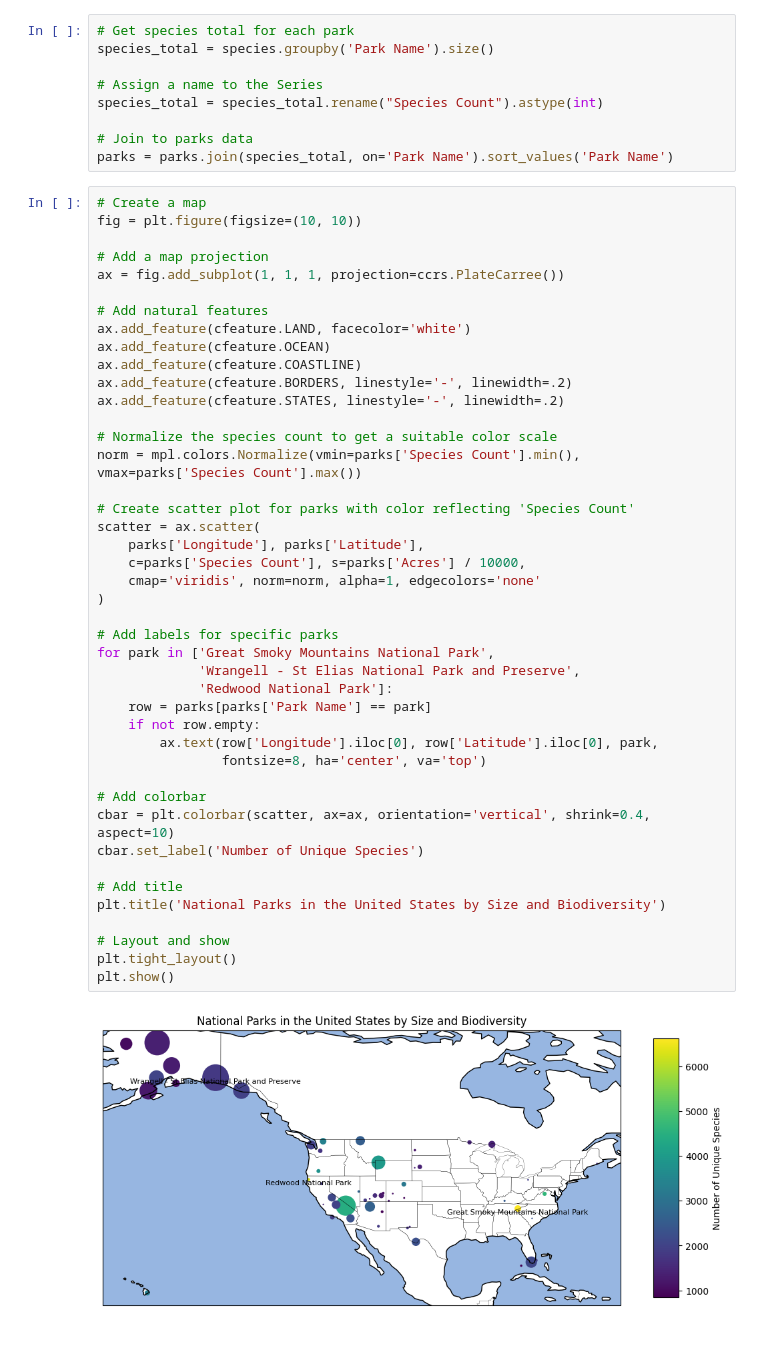
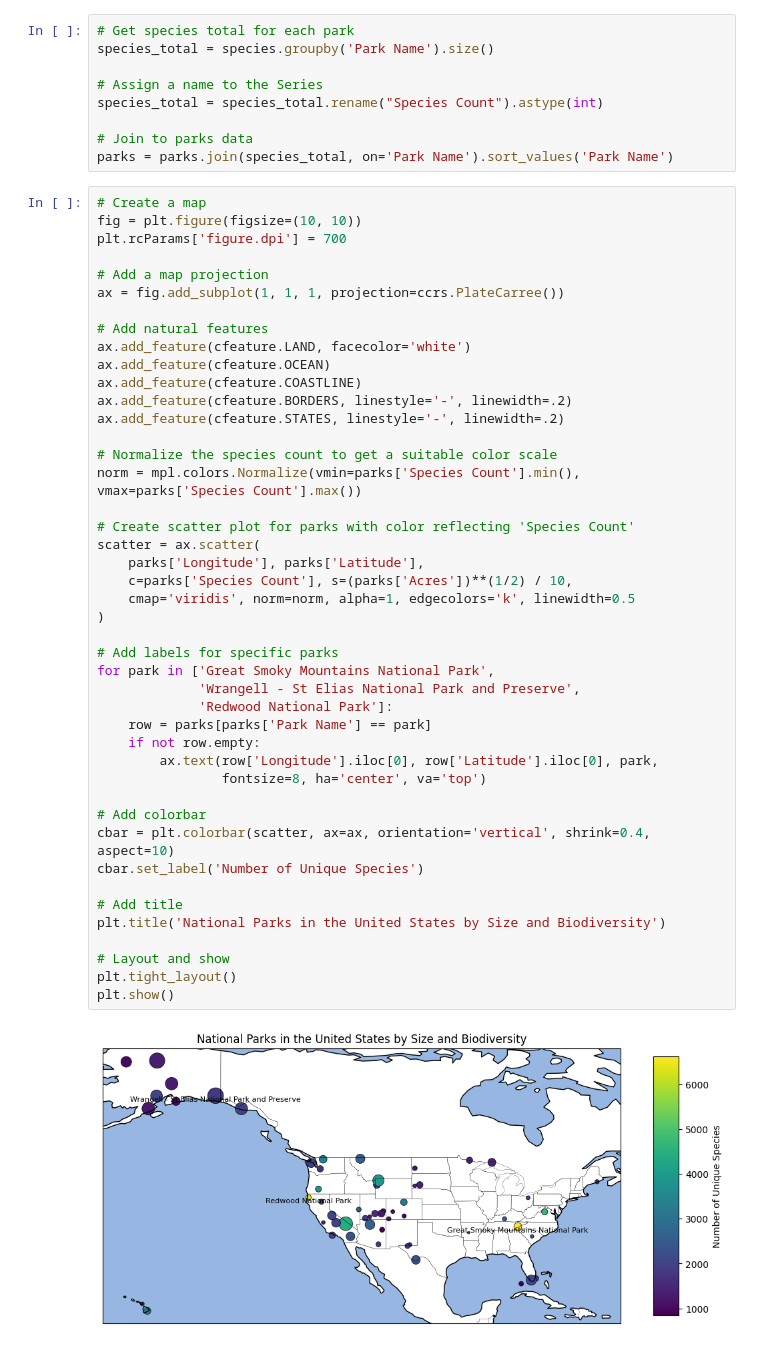
Before and after one commit to elijahsandler/nps-biodiversity, a Jupyter notebook: initial_viz.ipynb, the cells around one changed output. Cells and saved outputs as stored; diff of their text form.

```diff
--- a/initial_viz.ipynb
+++ b/initial_viz.ipynb
@@ -81,6 +82,7 @@ parks = parks.join(species_total, on='Park Name').sort_values('Park Name')
 # %%
 # Create a map
 fig = plt.figure(figsize=(10, 10))
+plt.rcParams['figure.dpi'] = 700
 
 # Add a map projection
 ax = fig.add_subplot(1, 1, 1, projection=ccrs.PlateCarree())
@@ -93,33 +95,33 @@ ax.add_feature(cfeature.BORDERS, linestyle='-', linewidth=.2)
 ax.add_feature(cfeature.STATES, linestyle='-', linewidth=.2)
 
 # Normalize the species count to get a suitable color scale
 norm = mpl.colors.Normalize(vmin=parks['Species Count'].min(), vmax=parks['Species Count'].max())
 
 # Create scatter plot for parks with color reflecting 'Species Count'
 scatter = ax.scatter(
     parks['Longitude'], parks['Latitude'],
-    c=parks['Species Count'], s=parks['Acres'] / 10000,
-    cmap='viridis', norm=norm, alpha=1, edgecolors='none'
+    c=parks['Species Count'], s=(parks['Acres'])**(1/2) / 10,
+    cmap='viridis', norm=norm, alpha=1, edgecolors='k', linewidth=0.5
 )
 
 # Add labels for specific parks
 for park in ['Great Smoky Mountains National Park',
              'Wrangell - St Elias National Park and Preserve',
              'Redwood National Park']:
     row = parks[parks['Park Name'] == park]
     if not row.empty:
         ax.text(row['Longitude'].iloc[0], row['Latitude'].iloc[0], park,
                 fontsize=8, ha='center', va='top')
 
 # Add colorbar
 cbar = plt.colorbar(scatter, ax=ax, orientation='vertical', shrink=0.4, aspect=10)
 cbar.set_label('Number of Unique Species')
 
 # Add title
 plt.title('National Parks in the United States by Size and Biodiversity')
 
 # Layout and show
 plt.tight_layout()
 plt.show()
 # %% [output]
-[figure, old version]
+[figure, new version]
```
Also changed, not shown: parts of 5 cells of this notebook.
